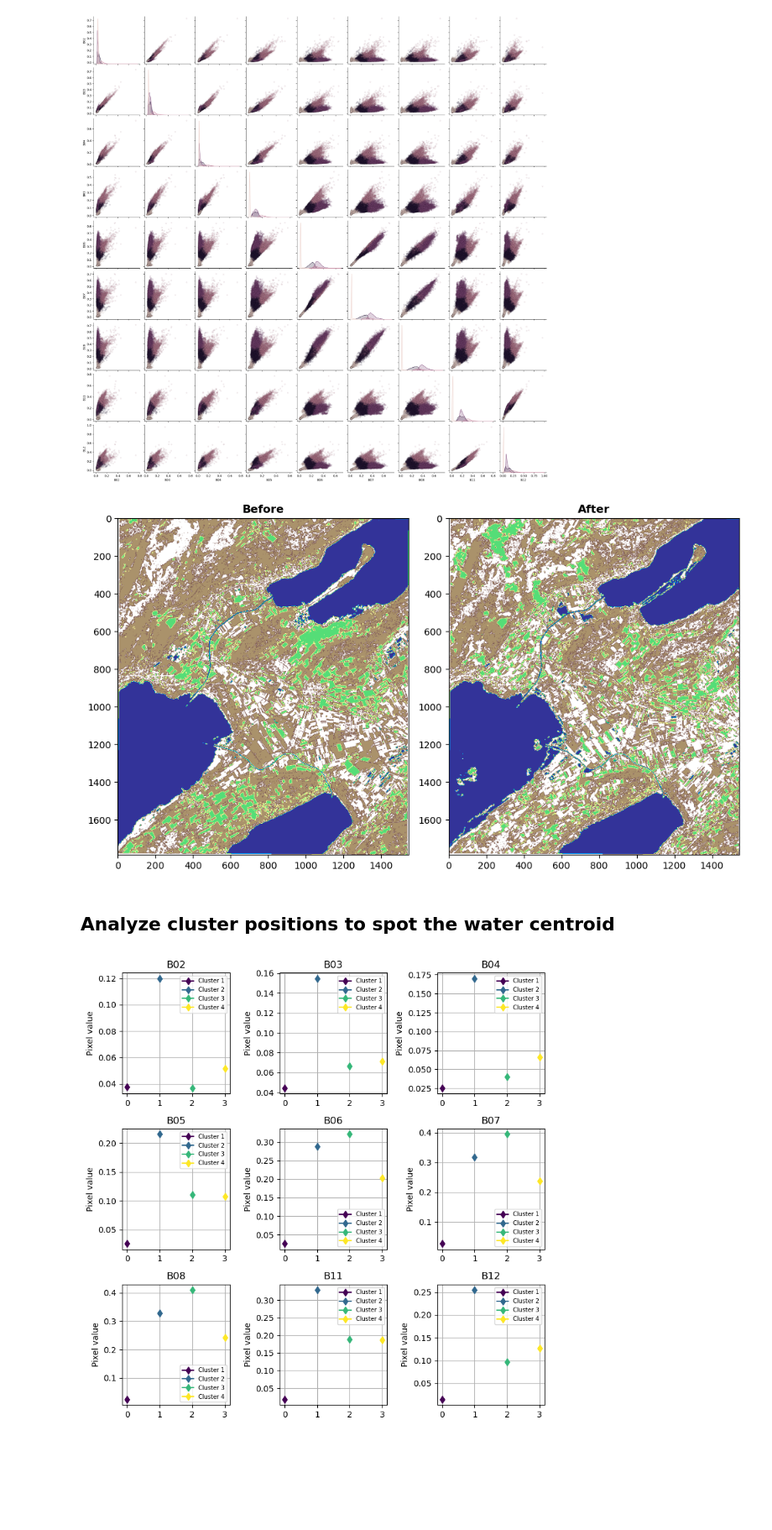
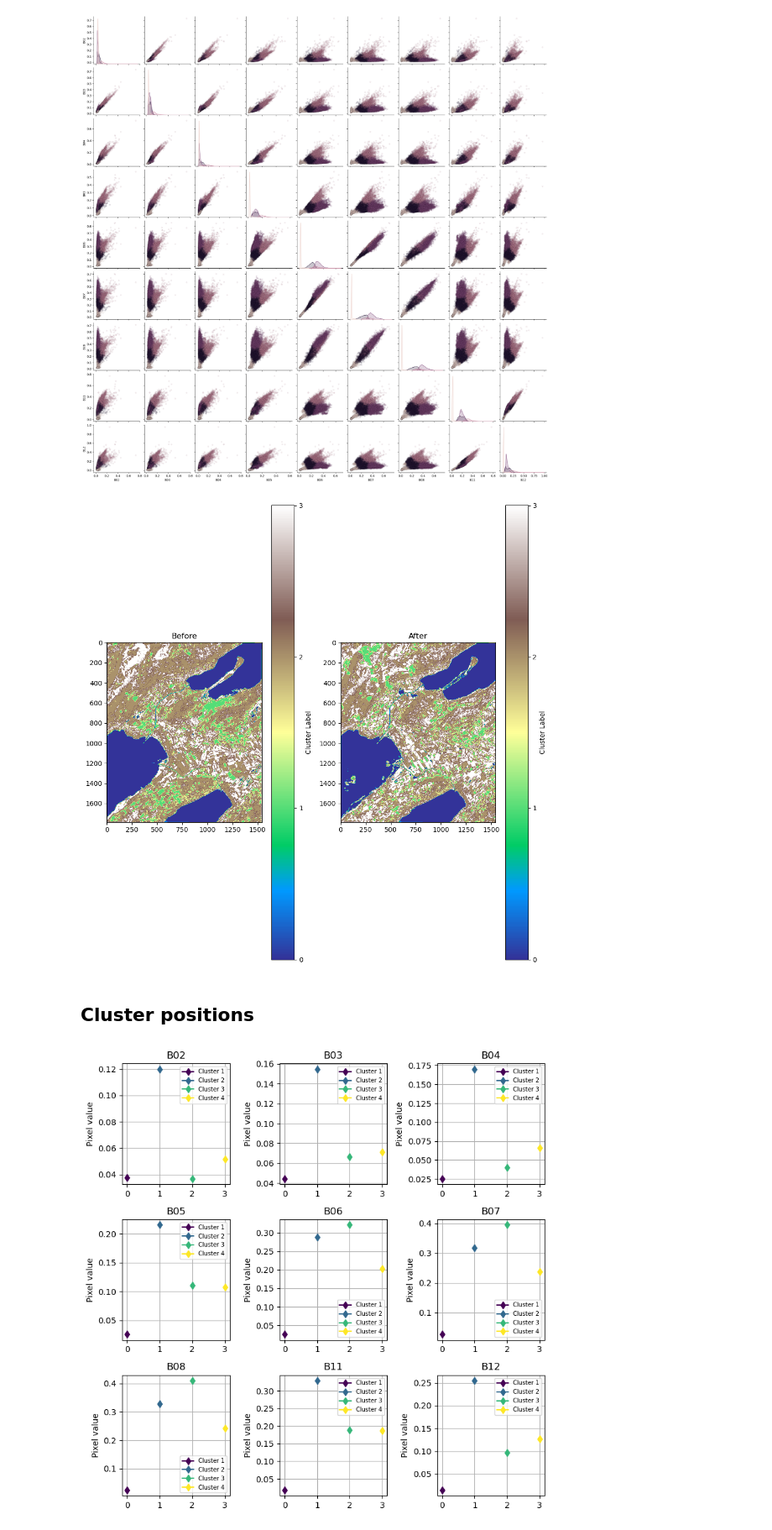
Before and after one commit to Lilian1510/Flooded-Areas-Seeland, a Jupyter notebook: kmeans_clustering.ipynb, the cells around one changed output. Shown at 84% size. Saved outputs shown, nothing was run; the diff lists cells and outputs as text; code cells hidden in the pictures; blank space fills up the shorter version.

```diff
--- a/kmeans_clustering.ipynb
+++ b/kmeans_clustering.ipynb
@@ -100,19 +101,34 @@ pp2._legend.remove()
 # %%
 before_clustered = KMmodel.predict(before_arr.reshape(before_arr.shape[0], -1).T)
 before_clustered = before_clustered.reshape(before.height, before.width)
 
 after_clustered = KMmodel.predict(after_arr.reshape(after_arr.shape[0], -1).T)
 after_clustered = after_clustered.reshape(after.height, after.width)
 
 fig, axs = plt.subplots(1, 2, figsize=(10,10))
-show(before_clustered, ax=axs[0], cmap='terrain', title='Before')
-show(after_clustered, ax=axs[1], cmap='terrain', title='After')
+before_img = show(before_clustered, ax=axs[0], cmap='terrain')
+after_img = show(after_clustered, ax=axs[1], cmap='terrain')
+
+norm = plt.Normalize(vmin=0, vmax=KMmodel.n_clusters-1)
+sm_before = cm.ScalarMappable(norm=norm, cmap='terrain')
+sm_before.set_array([])
+cbar_before = plt.colorbar(sm_before, ax=axs[0], ticks=range(KMmodel.n_clusters))
+cbar_before.set_label('Cluster Label')
+
+sm_after = cm.ScalarMappable(norm=norm, cmap='terrain')
+sm_after.set_array([])
+cbar_after = plt.colorbar(sm_after, ax=axs[1], ticks=range(KMmodel.n_clusters))
+cbar_after.set_label('Cluster Label')
+
+axs[0].set_title('Before')
+axs[1].set_title('After')
+
 plt.tight_layout()
 plt.show()
 # %% [output]
-[figure, old version]
+[figure, new version]
-# %% [markdown]
-## Analyze cluster positions to spot the water centroid
+# %% [markdown]
+## Cluster positions
 # %%
 colors = plt.cm.viridis(np.linspace(0, 1, N_CLUSTERS))
 
```
Also changed, not shown: parts of 3 cells of this notebook, 1 other file.
